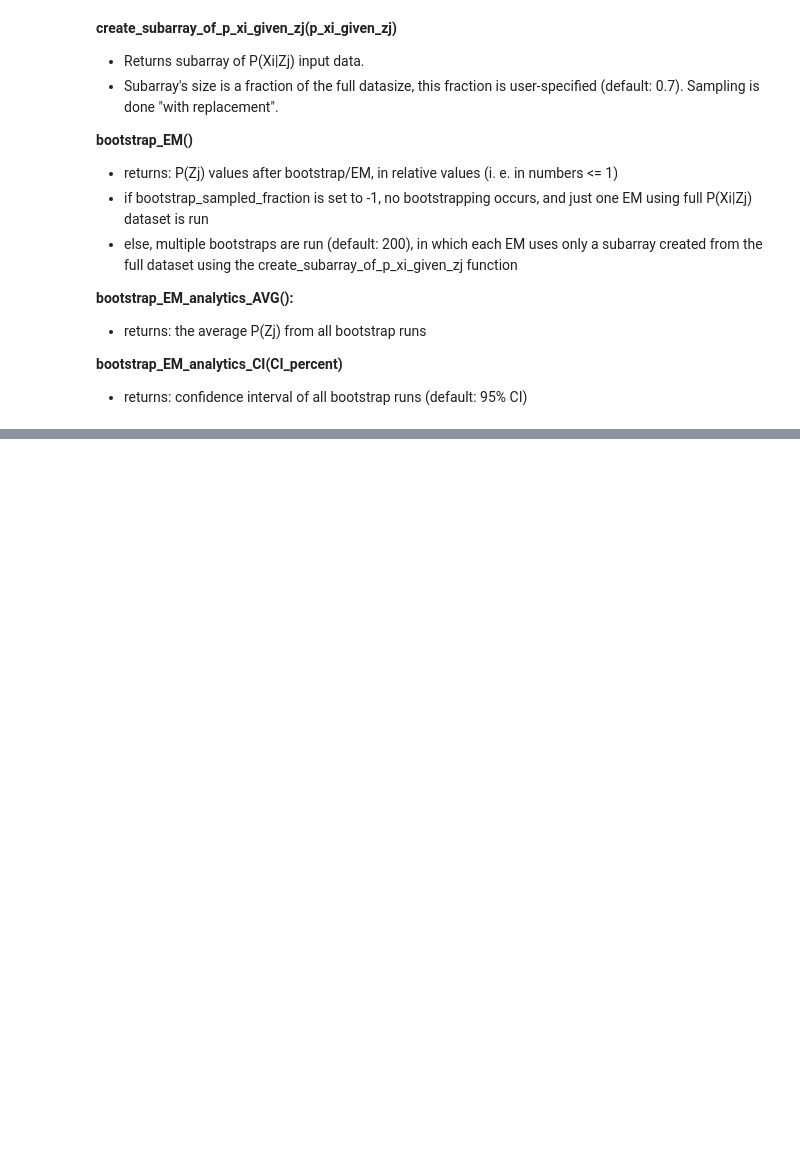
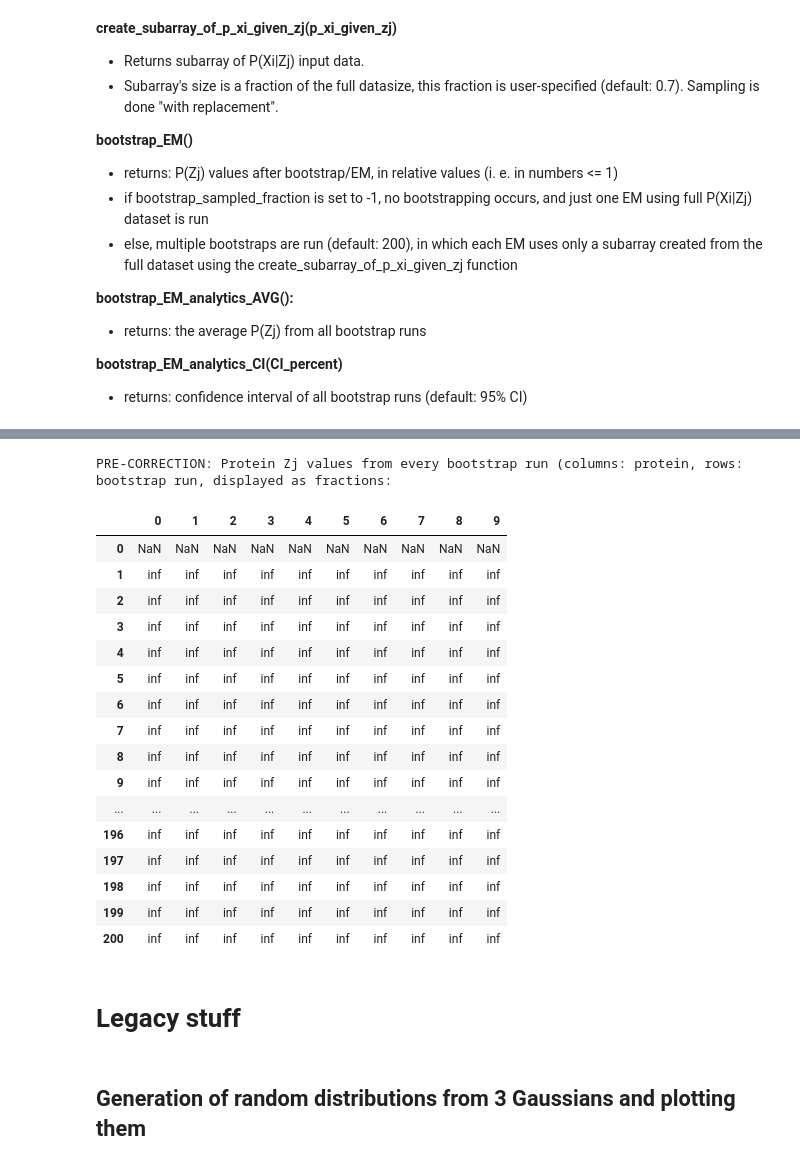
Before and after one commit to SophiaBailingZhou/pept-prot-infer, a Jupyter notebook: pept-prot-infer.ipynb, the cells around one changed output, grey strips where cells are left out. Cells and saved outputs as stored; diff of their text form; code cells hidden in the pictures; blank space fills up the shorter version.

```diff
--- a/pept-prot-infer.ipynb
+++ b/pept-prot-infer.ipynb
@@ -55,7 +55,9 @@ import numpy as np # better arrays than inbuilt arrays
 import matplotlib.pyplot as plt # to plot stuff
 
 import pandas as pd #for DataFrame tables
-from IPython.display import display #to display dfs more nicely
+from IPython.display import display #to display dfs more nicely. works similar to head(), but is more flexible in how many columns/rows are shown
+pd.set_option("display.max_rows", None) #to let display show full df
+pd.set_option("display.max_columns", None)
 
 import scipy.stats
 #from scipy.stats import norm
@@ -396 +261,32 @@ def bootstrap_EM_analytics_CI():
+# %%
+def output():
+    global p_zj_bootstrap_results_fraction_avg
+    bootstrap_EM_analytics_AVG()
+    bootstrap_CI_minmax = bootstrap_EM_analytics_CI()
+
+    ### STDs (alternative to CI)
+    p_zj_bootstrap_results__fraction_std = np.std(p_zj_bootstrap_results_fraction, axis = 0)
+
+    if inference_mode == "protein":
+        p_zj_bootstrap_results_fraction_avg = p_zj_bootstrap_results_fraction_avg/dyeseq_in_prot_match_count / np.sum(p_zj_bootstrap_results_fraction_avg/dyeseq_in_prot_match_count)
+
+    # Combines AVG zj values (from all bootstrap runs), the STD, and the two bounds for the user-chosen confidence interval in one
+    if bootstrap_sampled_fraction == -1: #ie if no bootstrapping. Fills -CI and +CI columns with "N/A" values
+        p_zj_avg_plus_CI = np.stack((p_zj_bootstrap_results_fraction_avg*100, np.full((len(p_zj_bootstrap_results_fraction_avg)), fill_value="N/A", dtype=None), np.full((len(p_zj_bootstrap_results_fraction_avg)), fill_value="N/A", dtype=None), np.full((len(p_zj_bootstrap_results_fraction_avg)), fill_value="N/A", dtype=None)), axis=1)
+        display(pd.DataFrame(p_zj_avg_plus_CI, columns = ["AVG [%]", "±STD [%]", "-CI [%]", "+CI [%]"]).astype({"AVG [%]":float}).round(4))
+    else:
+        p_zj_avg_plus_CI = np.stack((p_zj_bootstrap_results_fraction_avg, p_zj_bootstrap_results__fraction_std, bootstrap_CI_minmax[0], bootstrap_CI_minmax[1]), axis = 1)
+        display(pd.DataFrame(p_zj_avg_plus_CI, columns = ["AVG [%]", "±STD [%]", "-CI [%]", "+CI [%]"]).round(4)*100)
+
+    ### print user-settings
+    print('\033[1m' + 'Settings of this run' + '\033[0m')
+    print("Inference mode:", inference_mode)
+    print("EM_convergence_minimum:", EM_convergence_minimum)
+    print("EM_loopcounter_max:", EM_loopcounter_max)
+    print("bootstrap_sampled_fraction:", bootstrap_sampled_fraction)
+    print("n_bootstrap_runs:", n_bootstrap_runs)
+    print("CI_percent:", CI_percent, "\n")
+
+    ### print other
+    print("Runtime: %s seconds ---" % round((time.time() - start_time),2)) #run time
 # %% [markdown]
@@ -543,0 +379,11 @@ Runtime: 0.22 seconds ---
+# %%
+inference_mode = "protein"
+
+dyeseq_in_prot_match_count = np.genfromtxt("../110 data set/dyeseq_in_prot_match_count.csv", delimiter=',') # To calculate this the target proteome needs to be virtually digested and labelled (i.e. turned into dye sequences). Next, the reads' dye sequences are matched against this, and the number of matches per protein is counted. I did not write any code to solve this particular problem, but it seems like it should be fairly easy
+p_xi_given_zj = np.genfromtxt("../110 data set/p_xi_given_zj prot_infer input.csv", delimiter=',') # The likelihood for any dye seq Xi given a protein Zj is equal to the number of matches of that dye seq in a particular protein, divided by the sum of all dye seq matches of that protein. I did not write any code to solve this problem either
+
+display(pd.DataFrame(p_zj_bootstrap_results_fraction))
+
+bootstrap_EM_protein()
+output()
+# %% [output]
@@ -543,0 +407,22 @@ Runtime: 0.22 seconds ---
+PRE-CORRECTION: Protein Zj values from every bootstrap run (columns: protein, rows: bootstrap run, displayed as fractions:
+|  | 0 | 1 | 2 | 3 | 4 | 5 | 6 | 7 | 8 | 9 |
+| 0 | NaN | NaN | NaN | NaN | NaN | NaN | NaN | NaN | NaN | NaN |
+| 1 | inf | inf | inf | inf | inf | inf | inf | inf | inf | inf |
+| 2 | inf | inf | inf | inf | inf | inf | inf | inf | inf | inf |
+| 3 | inf | inf | inf | inf | inf | inf | inf | inf | inf | inf |
+| 4 | inf | inf | inf | inf | inf | inf | inf | inf | inf | inf |
+| 5 | inf | inf | inf | inf | inf | inf | inf | inf | inf | inf |
+| 6 | inf | inf | inf | inf | inf | inf | inf | inf | inf | inf |
+| 7 | inf | inf | inf | inf | inf | inf | inf | inf | inf | inf |
+| 8 | inf | inf | inf | inf | inf | inf | inf | inf | inf | inf |
+| 9 | inf | inf | inf | inf | inf | inf | inf | inf | inf | inf |
+| ... | ... | ... | ... | ... | ... | ... | ... | ... | ... | ... |
+| 196 | inf | inf | inf | inf | inf | inf | inf | inf | inf | inf |
+| 197 | inf | inf | inf | inf | inf | inf | inf | inf | inf | inf |
+| 198 | inf | inf | inf | inf | inf | inf | inf | inf | inf | inf |
+| 199 | inf | inf | inf | inf | inf | inf | inf | inf | inf | inf |
+| 200 | inf | inf | inf | inf | inf | inf | inf | inf | inf | inf |
+# %% [markdown]
+# Legacy stuff
+# %% [markdown]
+## Generation of random distributions from 3 Gaussians and plotting them
```
Also changed, not shown: parts of 35 cells of this notebook.
